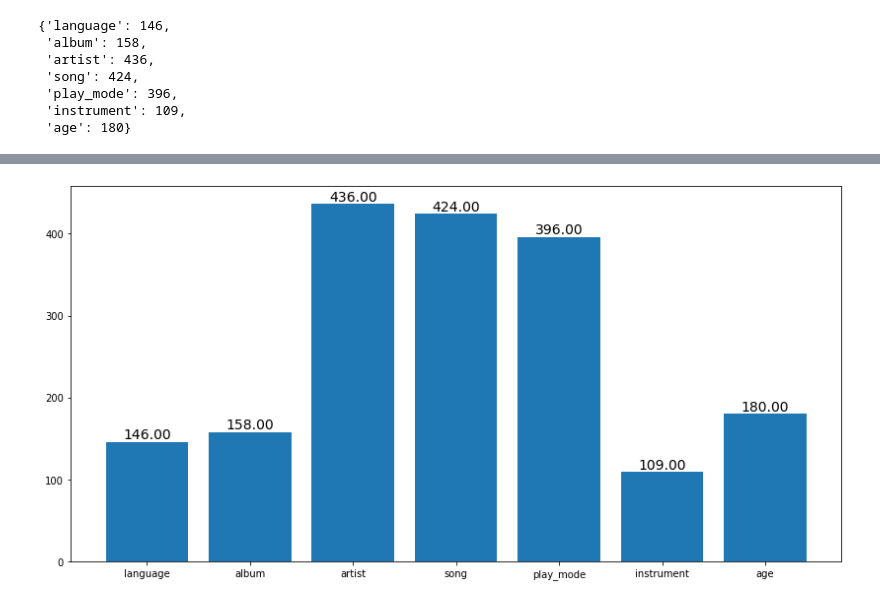
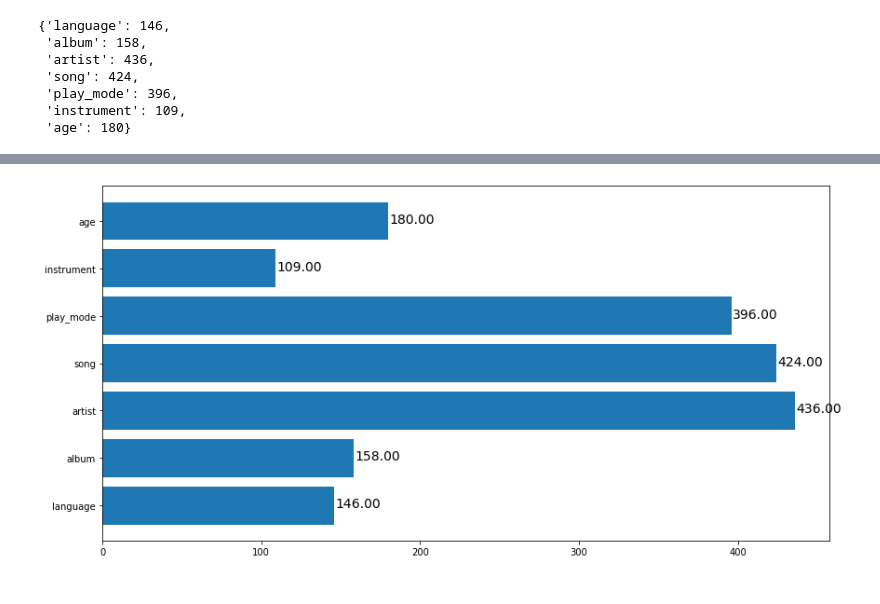
Before and after one commit to EeyoreLee/EarleeNLP, a Jupyter notebook: notebook/d_a.ipynb, the cells around one changed output, grey strips where cells are left out. Saved outputs shown, nothing was run; the diff lists cells and outputs as text; code cells hidden in the pictures.

```diff
--- a/notebook/d_a.ipynb
+++ b/notebook/d_a.ipynb
@@ -171,3 +171,8 @@ res_m
  'play_mode': 396,
  'instrument': 109,
  'age': 180}
+# %%
+res_all = {}
+for i in slot_k:
+    res_all[i] = df[i].sum()
+res_all
@@ -173,0 +197,5 @@ res_m
+# %%
+fig, ax = plt.subplots(figsize=(24,30))
+ax.barh(range(len(res_all)), [v for k,v in res_all.items()], tick_label=list(res_all.keys()))
+for b,a in zip(range(len(res_all)),[v for k,v in res_all.items()]): ##控制标签位置
+    plt.text(a+80, b-0.1,'%.2f'%a,ha = 'center',va = 'bottom',fontsize=14)
@@ -174,9 +204,9 @@ res_m
 # %%
 # fig, ax = plt.subplots(3,3,figsize=(42,21))
 # ax[0]
 fig, ax = plt.subplots(figsize=(14,7))
-ax.bar(range(len(res_m)), [v for k,v in res_m.items()], tick_label=list(res_m.keys()))
-for a,b in zip(range(len(res_m)),[v for k,v in res_m.items()]): ##控制标签位置
-    plt.text(a, b+0.1,'%.2f'%b,ha = 'center',va = 'bottom',fontsize=14)
+ax.barh(range(len(res_m)), [v for k,v in res_m.items()], tick_label=list(res_m.keys()))
+for b,a in zip(range(len(res_m)),[v for k,v in res_m.items()]): ##控制标签位置
+    plt.text(a+15, b-0.1,'%.2f'%a,ha = 'center',va = 'bottom',fontsize=14)
 # %% [output]
-[figure, old version]
+[figure, new version]
```
Also changed, not shown: parts of 5 cells of this notebook, 11 other files.
